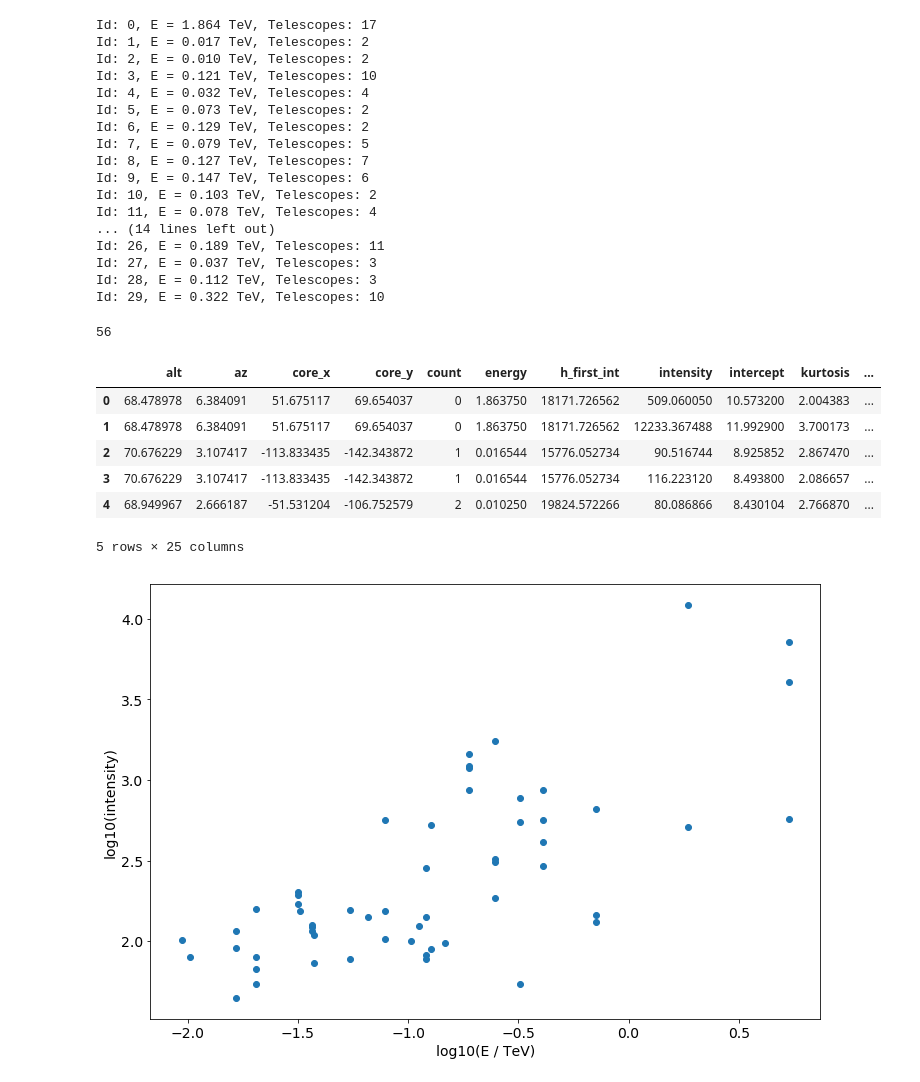
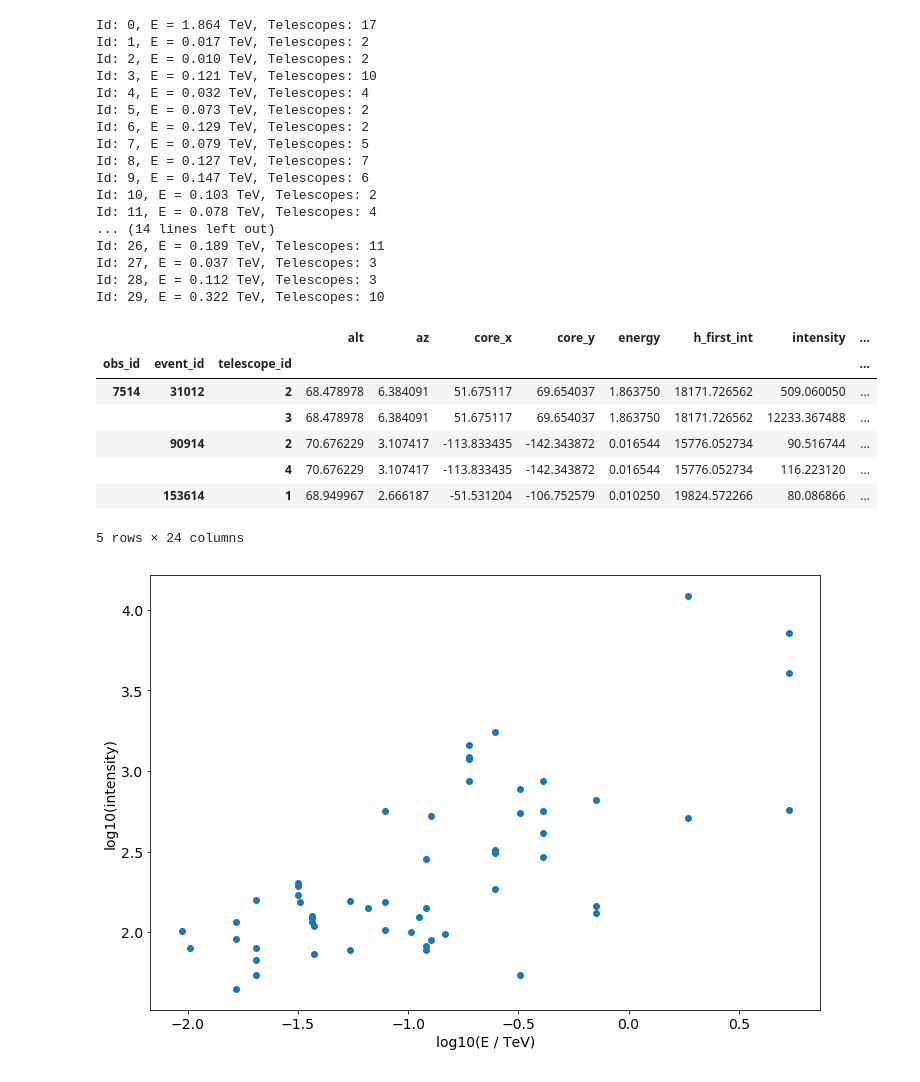
Before and after one commit to cta-observatory/ctapipe, a Jupyter notebook: examples/notebooks/2018_lst_analysis_bootcamp.ipynb, the cells around one changed output. Cells and saved outputs as stored; diff of their text form; code cells hidden in the pictures.

Commit message:
Add container to store event info

```diff
--- a/examples/notebooks/2018_lst_analysis_bootcamp.ipynb
+++ b/examples/notebooks/2018_lst_analysis_bootcamp.ipynb
@@ -507,18 +515,17 @@ Id: 28, E = 0.112 TeV, Telescopes: 3
 Id: 29, E = 0.322 TeV, Telescopes: 10
 # %%
 df = pd.read_hdf('hillas.h5')
-
-print(len(df))
+df.set_index(['obs_id', 'event_id', 'telescope_id'], inplace=True)
 df.head()
 # %% [output]
+|  |  |  | alt | az | core_x | core_y | energy | h_first_int | intensity | ... |
+| obs_id | event_id | telescope_id |  |  |  |  |  |  |  | ... |
+| 7514 | 31012 | 2 | 68.478978 | 6.384091 | 51.675117 | 69.654037 | 1.863750 | 18171.726562 | 509.060050 | ... |
+|  |  | 3 | 68.478978 | 6.384091 | 51.675117 | 69.654037 | 1.863750 | 18171.726562 | 12233.367488 | ... |
+|  | 90914 | 2 | 70.676229 | 3.107417 | -113.833435 | -142.343872 | 0.016544 | 15776.052734 | 90.516744 | ... |
+|  |  | 4 | 70.676229 | 3.107417 | -113.833435 | -142.343872 | 0.016544 | 15776.052734 | 116.223120 | ... |
+|  | 153614 | 1 | 68.949967 | 2.666187 | -51.531204 | -106.752579 | 0.010250 | 19824.572266 | 80.086866 | ... |
-56
+5 rows × 24 columns
-|  | alt | az | core_x | core_y | count | energy | h_first_int | intensity | intercept | kurtosis | ... |
-| 0 | 68.478978 | 6.384091 | 51.675117 | 69.654037 | 0 | 1.863750 | 18171.726562 | 509.060050 | 10.573200 | 2.004383 | ... |
-| 1 | 68.478978 | 6.384091 | 51.675117 | 69.654037 | 0 | 1.863750 | 18171.726562 | 12233.367488 | 11.992900 | 3.700173 | ... |
-| 2 | 70.676229 | 3.107417 | -113.833435 | -142.343872 | 1 | 0.016544 | 15776.052734 | 90.516744 | 8.925852 | 2.867470 | ... |
-| 3 | 70.676229 | 3.107417 | -113.833435 | -142.343872 | 1 | 0.016544 | 15776.052734 | 116.223120 | 8.493800 | 2.086657 | ... |
-| 4 | 68.949967 | 2.666187 | -51.531204 | -106.752579 | 2 | 0.010250 | 19824.572266 | 80.086866 | 8.430104 | 2.766870 | ... |
-5 rows × 25 columns
 # %%
 plt.scatter(np.log10(df.energy), np.log10(df.intensity))
 plt.xlabel('log10(E / TeV)')
```
Also changed, not shown: parts of 6 cells of this notebook.
